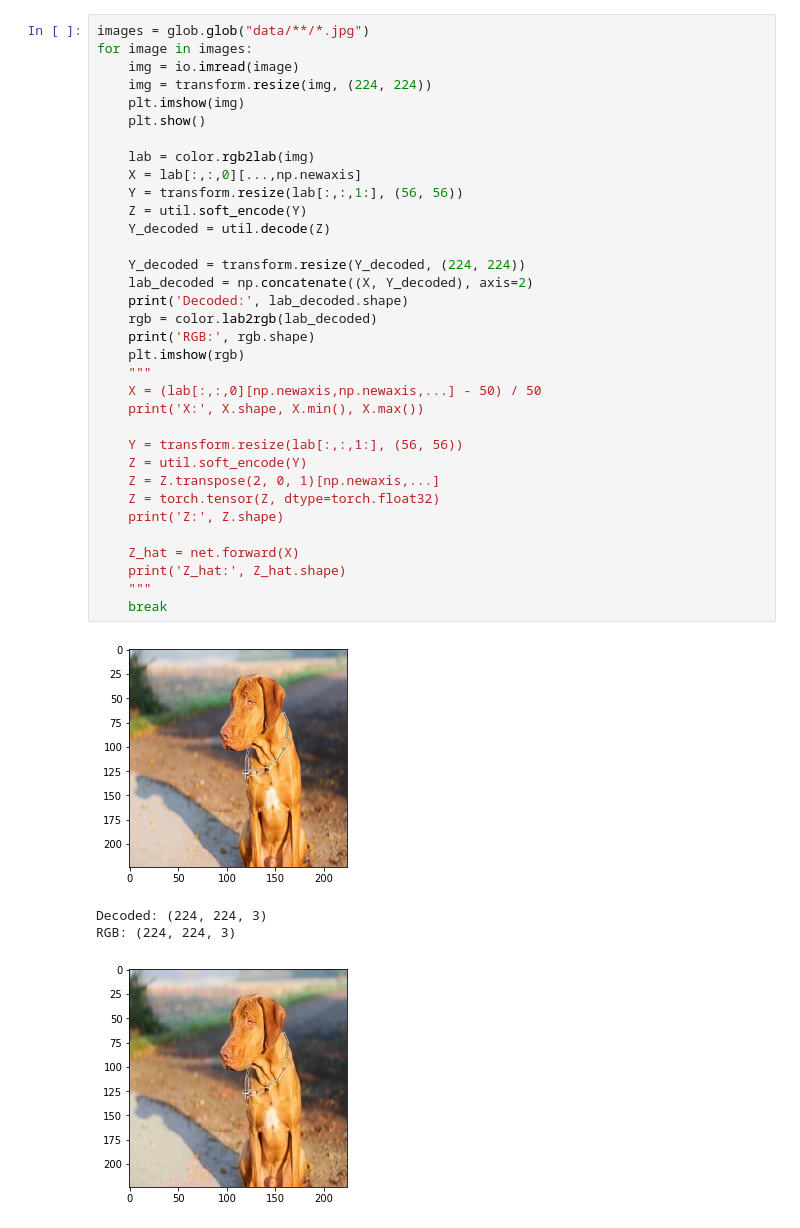
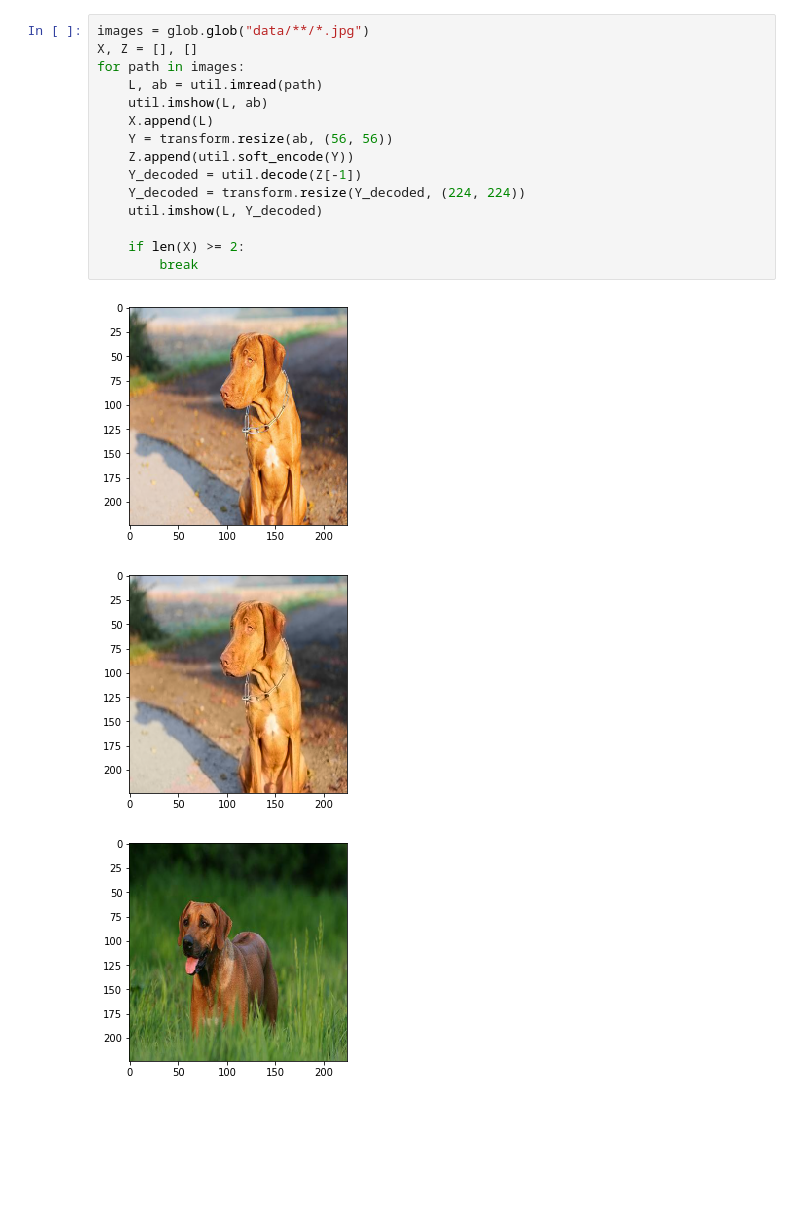
Before and after one commit to oskaerik/colorization, a Jupyter notebook: test.ipynb, the cells around one changed output. Cells and saved outputs as stored; diff of their text form; blank space fills up the shorter version.

```diff
--- a/test.ipynb
+++ b/test.ipynb
@@ -31,39 +12,19 @@ Estimated Total Size (MB): 225.61
-# %%
-images = glob.glob("data/**/*.jpg")
-for image in images:
-    img = io.imread(image)
-    img = transform.resize(img, (224, 224))
-    plt.imshow(img)
-    plt.show()
-
-    lab = color.rgb2lab(img)
-    X = lab[:,:,0][...,np.newaxis]
-    Y = transform.resize(lab[:,:,1:], (56, 56))
-    Z = util.soft_encode(Y)
-    Y_decoded = util.decode(Z)
-
-    Y_decoded = transform.resize(Y_decoded, (224, 224))
-    lab_decoded = np.concatenate((X, Y_decoded), axis=2)
-    print('Decoded:', lab_decoded.shape)
-    rgb = color.lab2rgb(lab_decoded)
-    print('RGB:', rgb.shape)
-    plt.imshow(rgb)
-    """
-    X = (lab[:,:,0][np.newaxis,np.newaxis,...] - 50) / 50
-    print('X:', X.shape, X.min(), X.max())
-
-    Y = transform.resize(lab[:,:,1:], (56, 56))
-    Z = util.soft_encode(Y)
-    Z = Z.transpose(2, 0, 1)[np.newaxis,...]
-    Z = torch.tensor(Z, dtype=torch.float32)
-    print('Z:', Z.shape)
-
-    Z_hat = net.forward(X)
-    print('Z_hat:', Z_hat.shape)
-    """
-    break
-# %% [output]
-[figure, removed]
-Decoded: (224, 224, 3)
-RGB: (224, 224, 3)
-[figure, removed]
+# %%
+images = glob.glob("data/**/*.jpg")
+X, Z = [], []
+for path in images:
+    L, ab = util.imread(path)
+    util.imshow(L, ab)
+    X.append(L)
+    Y = transform.resize(ab, (56, 56))
+    Z.append(util.soft_encode(Y))
+    Y_decoded = util.decode(Z[-1])
+    Y_decoded = transform.resize(Y_decoded, (224, 224))
+    util.imshow(L, Y_decoded)
+
+    if len(X) >= 2:
+        break
+# %% [output]
+[figure, added]
+[figure, added]
+[figure, added]
```
Also changed, not shown: parts of 7 cells of this notebook, 2 other files.
